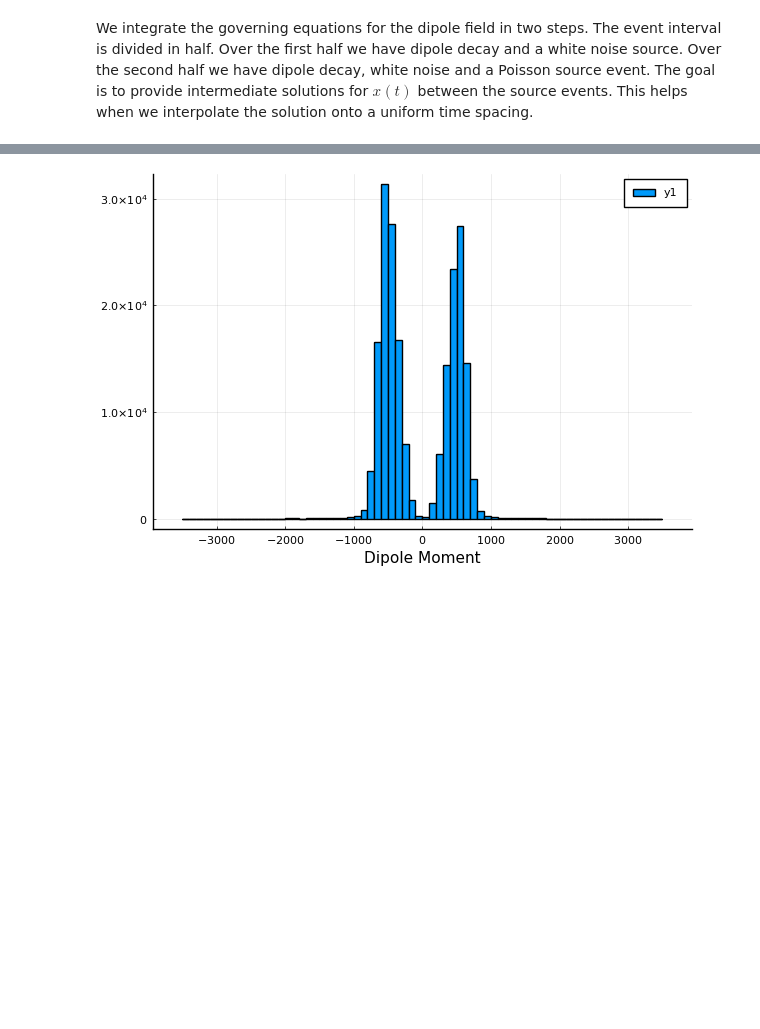
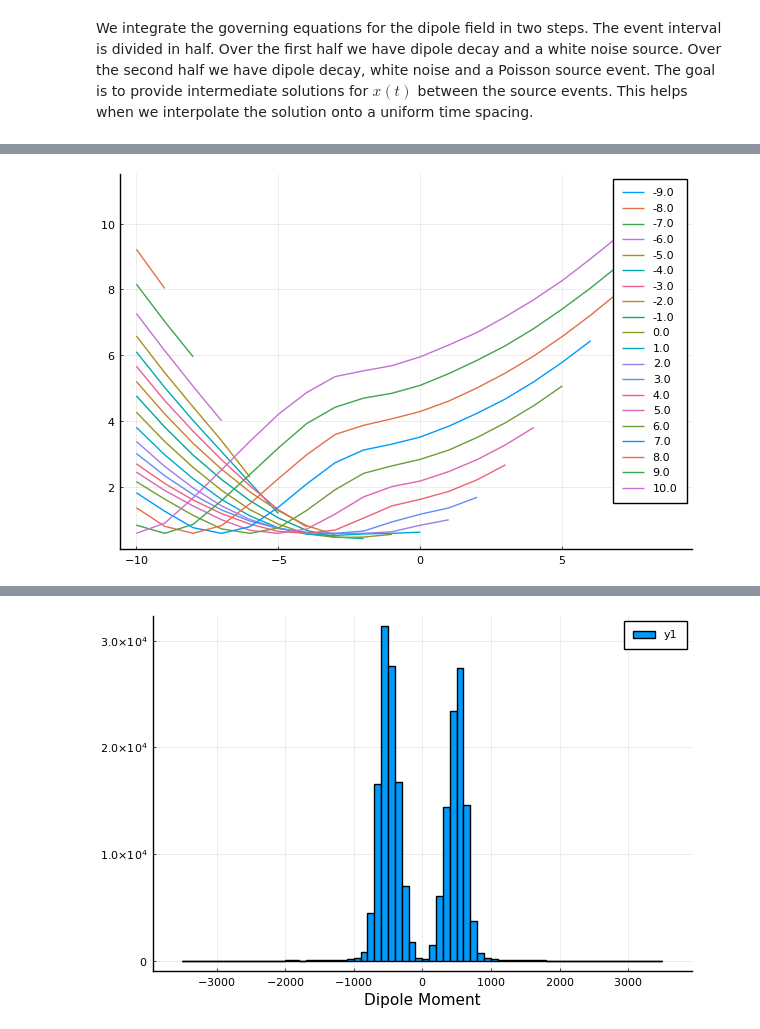
Before and after one commit to MurrayJaneMary/Stochastic, a Jupyter notebook: Poisson3000.ipynb, the cells around one changed output, grey strips where cells are left out. Drawn from its saved outputs; the diff is of its cells as text; code cells hidden in the pictures; blank space fills up the shorter version.

```diff
--- a/Poisson3000.ipynb
+++ b/Poisson3000.ipynb
@@ -147,0 +215,4 @@ pyplot()
+# %%
+@df df plot(:a, :stdX, group=:b )
+# %% [output]
+[figure, added]
```
Also changed, not shown: parts of 14 cells of this notebook, 1 other file.
